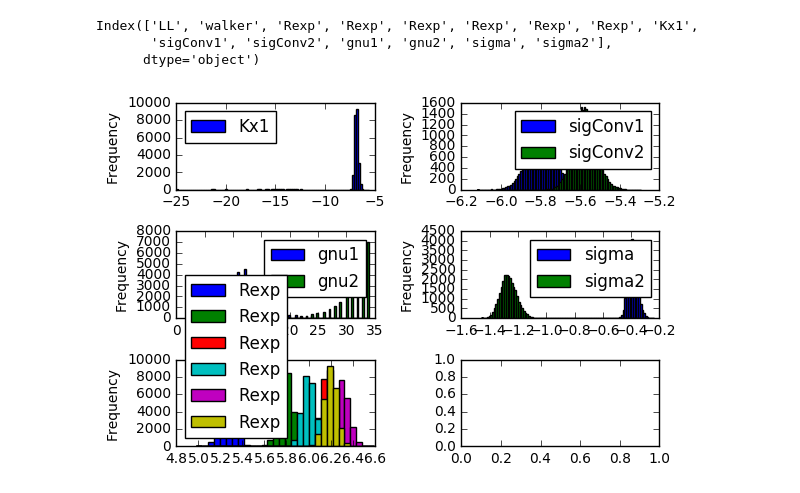
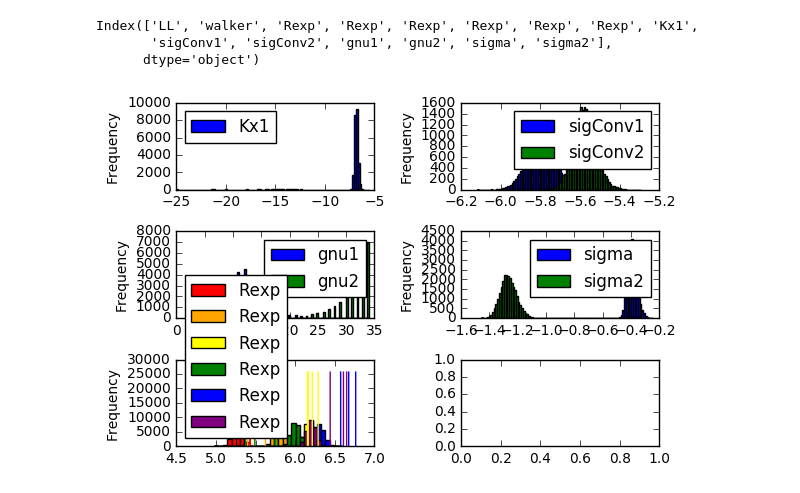
Before and after one commit to meyer-lab/FcgR-binding, a Jupyter notebook: MCMC histograms.ipynb, the cells around one changed output. Cells and saved outputs as stored; diff of their text form; code cells hidden in the pictures.

Commit message:
The vertical bars representing actual receptor expression levels plotted as vertical lines on the histogram of fitted levels. Doesn't look pretty.

```diff
--- a/MCMC histograms.ipynb
+++ b/MCMC histograms.ipynb
@@ -11,6 +11,8 @@ import StoneModel
 importlib.reload(StoneHelper)
 importlib.reload(StoneModel)
 
+Rquant = StoneModel.StoneModel().Rquant
+
 M, dset = StoneHelper.read_chain("mcmc_chain.h5")
 
 bestIDX = np.argmax(dset['LL'])
@@ -22,20 +24,25 @@ dset = dset.iloc[300::,:]
 # %%
 print(dset.columns)
 
 fig, axes = plt.subplots(nrows=3, ncols=2)
+colors = ['red','orange','yellow','green','blue','purple']
 
 dset[['Kx1'     ]].plot.hist(ax=axes[0,0], bins = 100)
 dset[['sigConv1', 'sigConv2']].plot.hist(ax=axes[0,1], bins = 100)
 dset[['gnu1', 'gnu2'        ]].plot.hist(ax=axes[1,0], bins = 100)
 dset[['sigma', 'sigma2'     ]].plot.hist(ax=axes[1,1], bins = 100)
-dset[['Rexp'   ]].plot.hist(ax=axes[2,0], bins = 30)
+dset[['Rexp'   ]].plot.hist(ax=axes[2,0], bins = 30,color=colors)
+for j in range(len(colors)):
+    fcgr = Rquant[j]
+    for meas in fcgr:
+        axes[2,0].plot(np.repeat(meas,dset.shape[0]),np.arange(0,dset.shape[0]),color=colors[j])
 
 plt.tight_layout()
 # %% [output]
 Index(['LL', 'walker', 'Rexp', 'Rexp', 'Rexp', 'Rexp', 'Rexp', 'Rexp', 'Kx1',
        'sigConv1', 'sigConv2', 'gnu1', 'gnu2', 'sigma', 'sigma2'],
       dtype='object')
-[figure, old version]
+[figure, new version]
 # %%
 dset = dset.assign(sigDiff = lambda x: np.power(10, x.sigConv2 - x.sigConv1))
 dset = dset.assign(gnuDiff = lambda x: x.gnu2 / x.gnu1)
```
Also changed, not shown: parts of 3 cells of this notebook.
